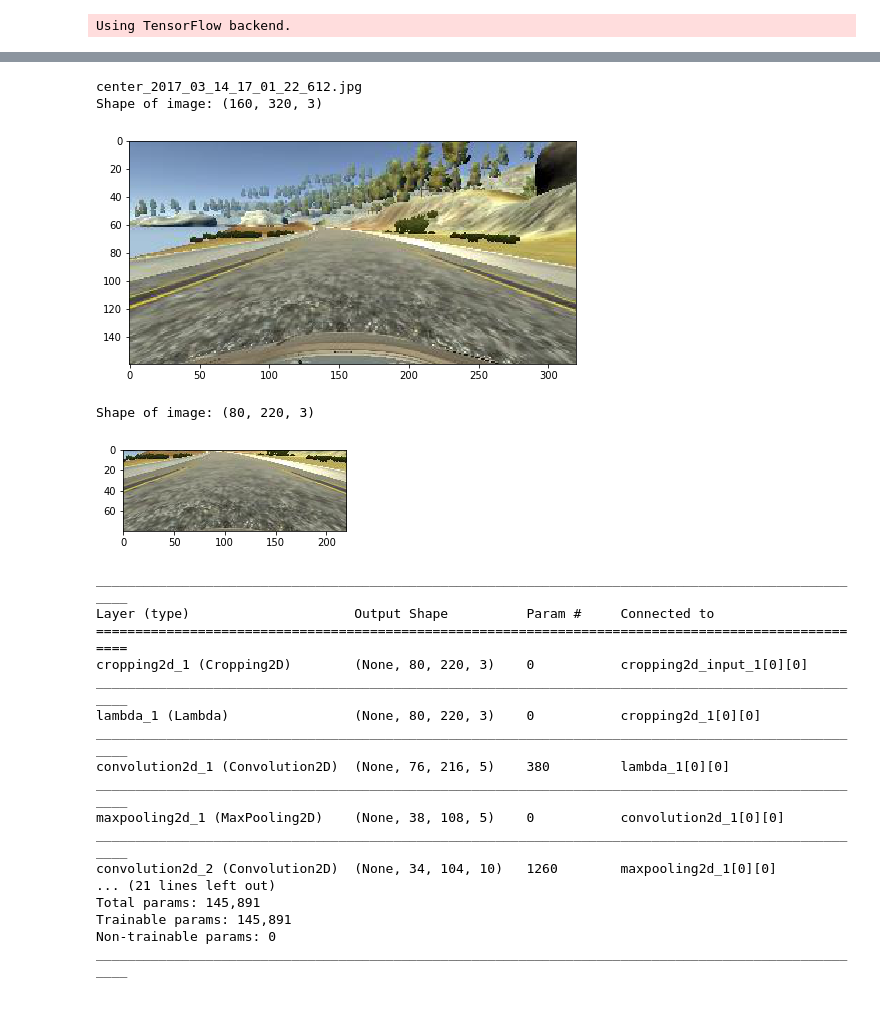
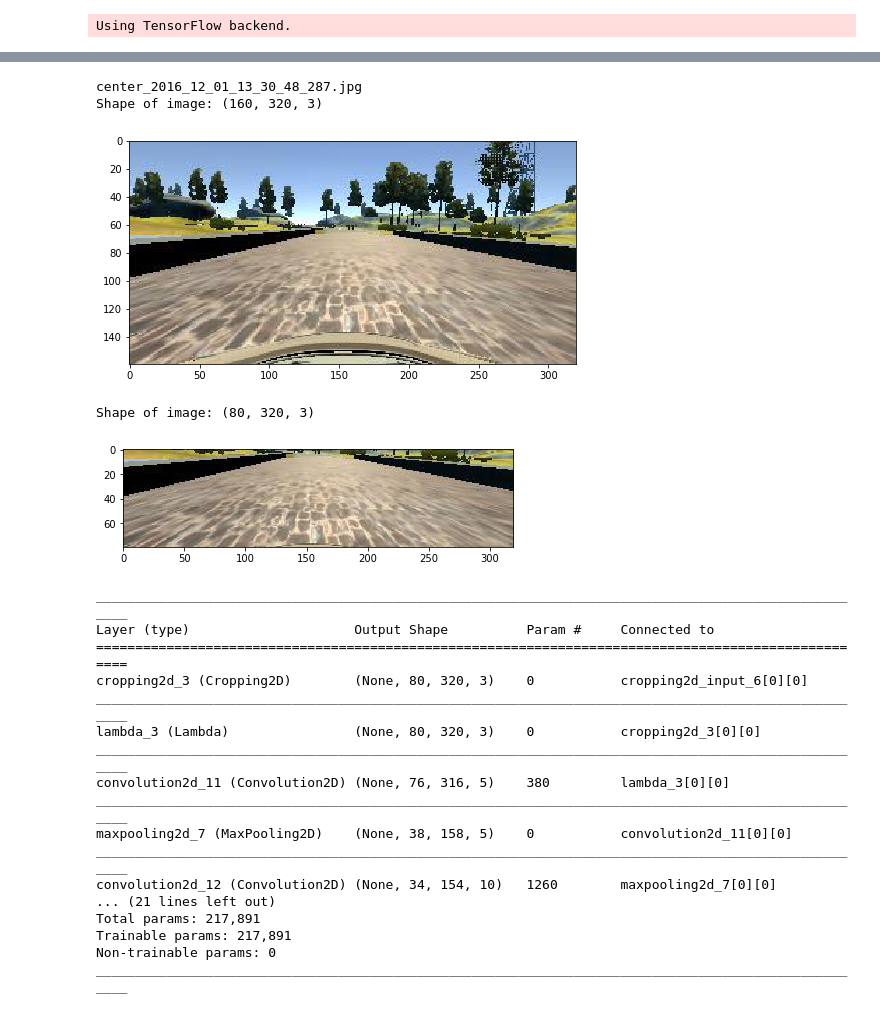
Before and after one commit to bekk-studio/CarND_Behavior-cloning, a Jupyter notebook: clone.ipynb, the cells around one changed output, grey strips where cells are left out. Cells and saved outputs as stored; diff of their text form; code cells hidden in the pictures.

```diff
--- a/clone.ipynb
+++ b/clone.ipynb
@@ -204,22 +189,27 @@ plt.figure(figsize=(8,8))
 plt.imshow(ex_image)
 print('Shape of image: {}'.format(ex_image.shape))
 
+"""ex_image = cv2.resize(ex_image, (80,160))
+plt.figure(figsize=(4,4))
+plt.imshow(ex_image)
+print('Shape of resized image: {}'.format(ex_image.shape))"""
+
 input_shape = ex_image.shape # Image shape
 # %% [output]
-center_2017_03_14_17_01_22_612.jpg
+center_2016_12_01_13_30_48_287.jpg
 Shape of image: (160, 320, 3)
-[figure, old version]
+[figure, new version]
 # %%
-crop_img = ex_image[60:-20, 50:-50]
-plt.figure(figsize=(4,4))
+crop_img = ex_image[60:-20, :]
+plt.figure(figsize=(7,6))
 plt.imshow(crop_img)
 print('Shape of image: {}'.format(crop_img.shape))
 # %% [output]
-Shape of image: (80, 220, 3)
+Shape of image: (80, 320, 3)
-[figure, old version]
+[figure, new version]
 # %%
 model = Sequential()
-model.add(Cropping2D(cropping=((60,20), (50,50)), input_shape=input_shape))
+model.add(Cropping2D(cropping=((60,20), (0,0)), input_shape=input_shape))
 model.add(Lambda(lambda x: (x / 255.0) - 0.5))
 model.add(Convolution2D(5,5,5, activation="relu"))
 model.add(MaxPooling2D())
@@ -240,18 +230,18 @@ model.summary()
 ____________________________________________________________________________________________________
 Layer (type)                     Output Shape          Param #     Connected to
 ====================================================================================================
-cropping2d_1 (Cropping2D)        (None, 80, 220, 3)    0           cropping2d_input_1[0][0]
+cropping2d_3 (Cropping2D)        (None, 80, 320, 3)    0           cropping2d_input_6[0][0]
 ____________________________________________________________________________________________________
-lambda_1 (Lambda)                (None, 80, 220, 3)    0           cropping2d_1[0][0]
+lambda_3 (Lambda)                (None, 80, 320, 3)    0           cropping2d_3[0][0]
 ____________________________________________________________________________________________________
-convolution2d_1 (Convolution2D)  (None, 76, 216, 5)    380         lambda_1[0][0]
+convolution2d_11 (Convolution2D) (None, 76, 316, 5)    380         lambda_3[0][0]
 ____________________________________________________________________________________________________
-maxpooling2d_1 (MaxPooling2D)    (None, 38, 108, 5)    0           convolution2d_1[0][0]
+maxpooling2d_7 (MaxPooling2D)    (None, 38, 158, 5)    0           convolution2d_11[0][0]
 ____________________________________________________________________________________________________
-convolution2d_2 (Convolution2D)  (None, 34, 104, 10)   1260        maxpooling2d_1[0][0]
+convolution2d_12 (Convolution2D) (None, 34, 154, 10)   1260        maxpooling2d_7[0][0]
 ... (21 lines left out)
-Total params: 145,891
-Trainable params: 145,891
+Total params: 217,891
+Trainable params: 217,891
 Non-trainable params: 0
 ____________________________________________________________________________________________________
 # %%
```
Also changed, not shown: parts of 25 cells of this notebook.
